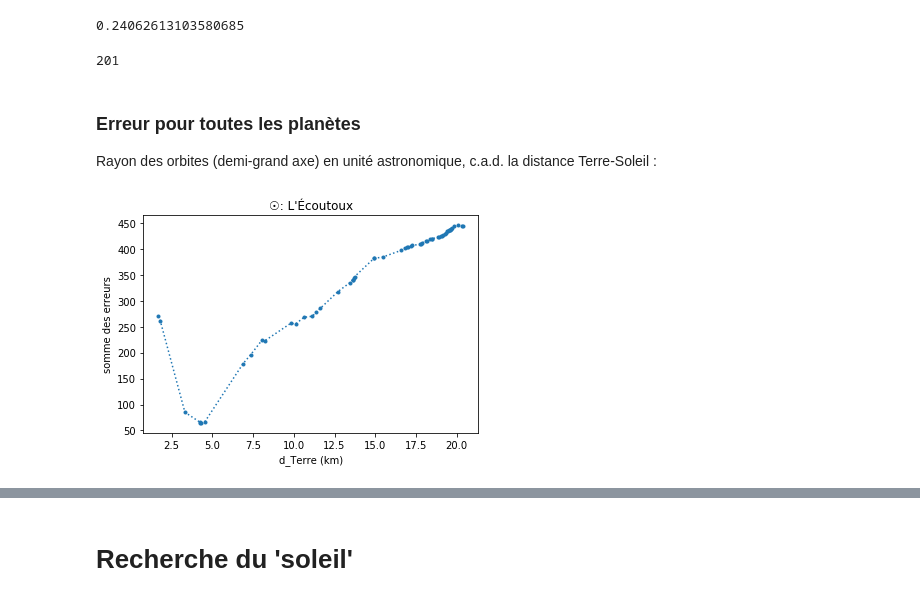
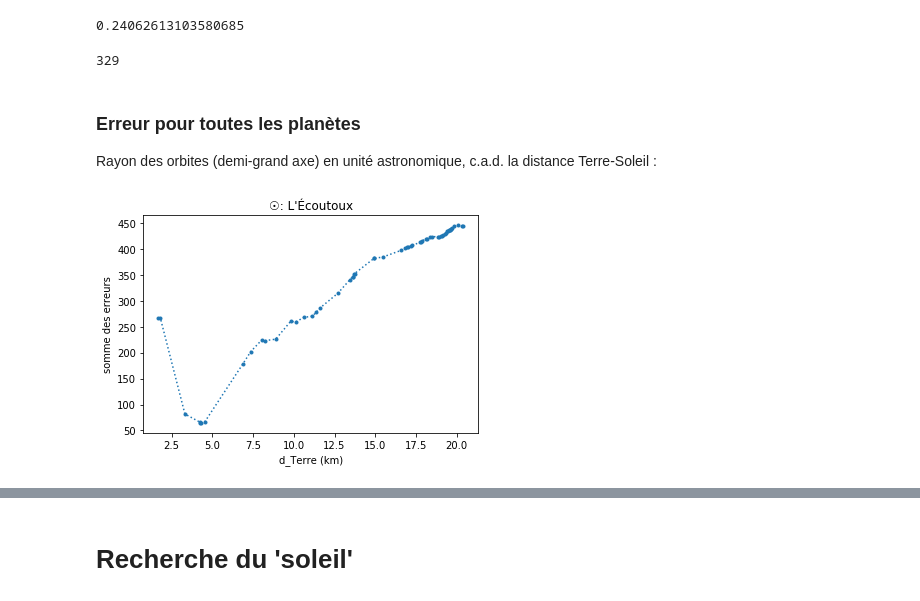
Before and after one commit to xdze2/uneplaneteausommet, a Jupyter notebook: uneplaneteausommet.ipynb, the cells around one changed output, grey strips where cells are left out. Saved outputs shown, nothing was run; the diff lists cells and outputs as text; code cells hidden in the pictures.

Commit message:
clean and working if_visible

```diff
--- a/uneplaneteausommet.ipynb
+++ b/uneplaneteausommet.ipynb
@@ -28,7 +28,7 @@ voir la requête utilisée : http://overpass-turbo.eu/s/qCF
 
 On obtient un _json_ avec les coordonnées GPS, le nom, l'altitude.
 # %%
-with open('./elevation_data/sommets_gre_large.json') as data_file:
+with open('./elevation_data/sommets_gre_medium.json') as data_file:
     datasommets = json.load(data_file)
 
 datasommets = datasommets['elements']
@@ -141,7 +141,7 @@ lonB, latB
 # %% [markdown]
 ### Recherche à partir d'un centre
 # %%
-def get_alldistfromcoords( lat_Sol, lon_Sol  ):
+def get_alldistfromcoords( lat_Sol, lon_Sol, visibleonly=True  ):
     """ Calcul toutes les distances des sommets par rapport au point indiqué
         lat_Sol, lon_Sol : lattitude et longitude (en deg decimal) du point
         return: liste nom des sommets, liste des distances - triées
@@ -149,7 +149,7 @@ def get_alldistfromcoords( lat_Sol, lon_Sol  ):
     distancesAuSoleil = {}
     for name, sommet in dicosommets.items():
         lat, lon = sommet['lat'], sommet['lon']
-        if is_visible( lon_Sol, lat_Sol, lon, lat ):
+        if not visibleonly or is_visible( lat_Sol, lon_Sol, lat, lon ):
             distancesAuSoleil[name] = getdistance_trigo( lat_Sol, lon_Sol, lat, lon )
 
     sorted_data = sorted( distancesAuSoleil.items(), key=lambda x:x[1] )
@@ -210,7 +210,7 @@ find_and_geterror( sorted_dist, distance_test )
 # %%
 print(len(sorted_name ))
 # %% [output]
-201
+329
 # %% [markdown]
 ### Erreur pour toutes les planètes
 Rayon des orbites (demi-grand axe) en unité astronomique, c.a.d. la distance Terre-Soleil :
@@ -226,19 +226,19 @@ def get_errorsum( sorted_dist, d_Terre ):
     return sum( errors )
 # %%
 # - test -
-soleil = 'Grand Veymont'
 soleil = 'Moucherotte'
 soleil = "L'Écoutoux"
+#soleil = 'Grand Veymont'
 
 sorted_name, sorted_dist = get_alldistfromsun( soleil )
 
 d_span = sorted_dist[1:60]
 error_span = [ get_errorsum( sorted_dist,  d ) for d in d_span ]
 
 plt.plot( d_span, error_span, '.:'  );
 plt.xlabel('d_Terre (km)'); plt.ylabel('somme des erreurs'); plt.title('☉: %s'%soleil);
 # %% [output]
-[figure, old version]
+[figure, new version]
 # %%
 def get_best_d( soleil ):
     """ Recherche (brute) du meilleur facteur de proportion pour un soleil donné
```
Also changed, not shown: parts of 25 cells of this notebook, 1 other file.
